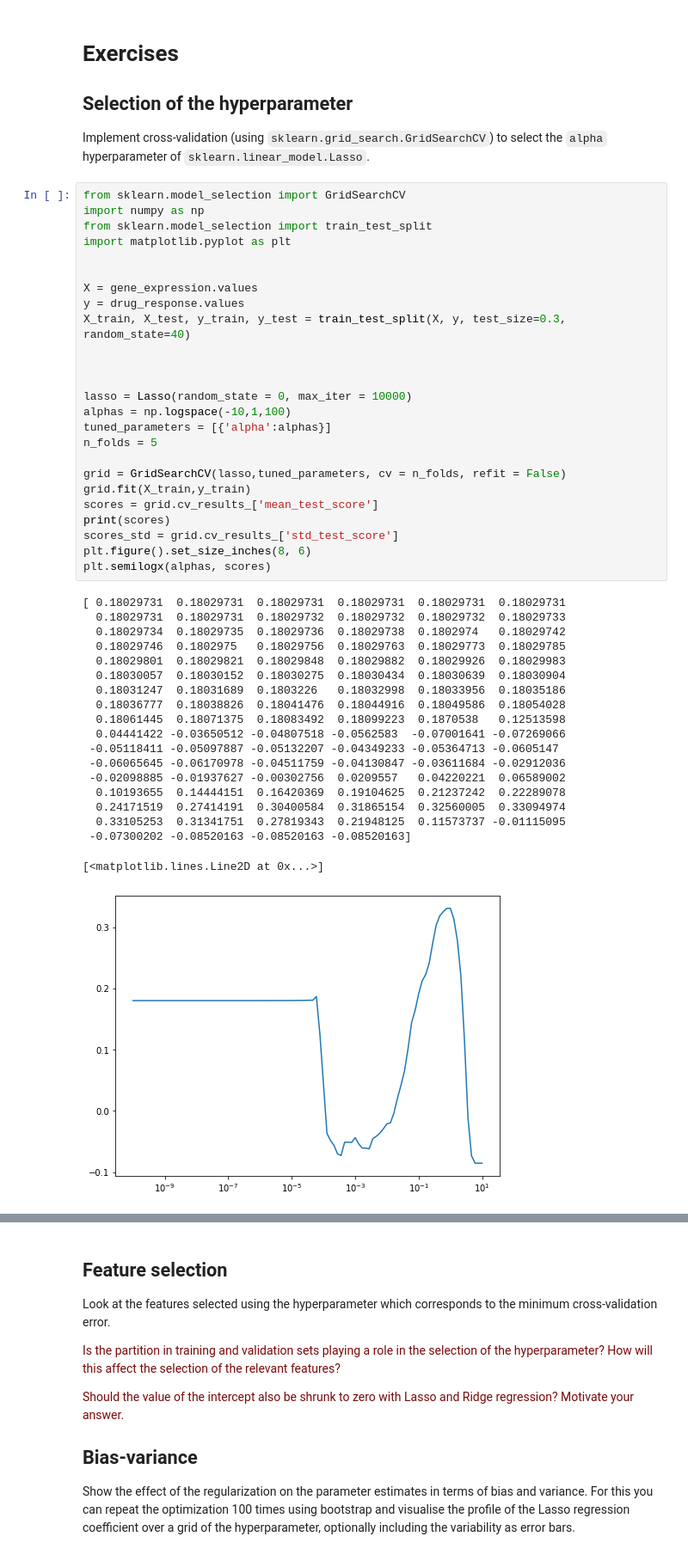
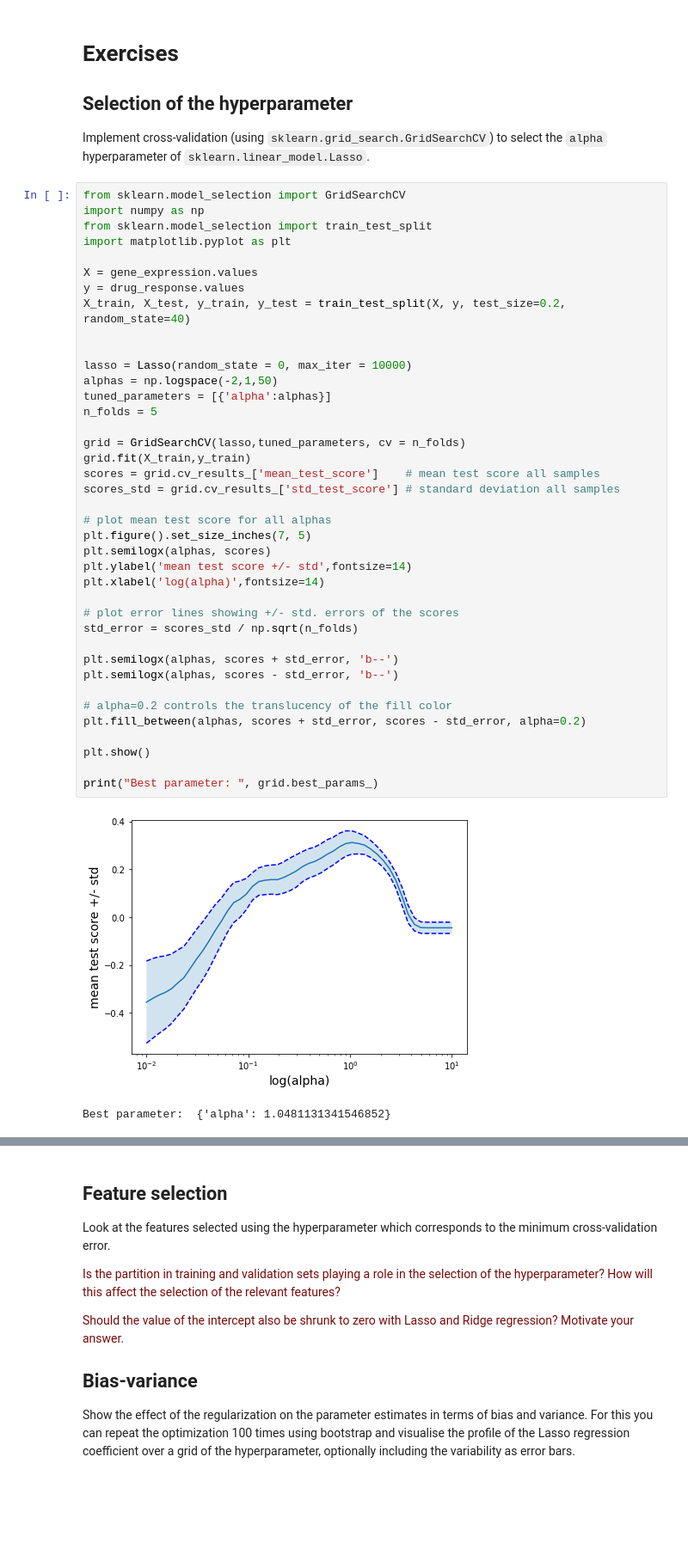
Before and after one commit to florisverheijen/8dm50-machine-learning, a Jupyter notebook: practicals/week_3.ipynb, the cells around one changed output, grey strips where cells are left out. Shown at 86% size. Drawn from its saved outputs; the diff is of its cells as text; blank space fills up the shorter version.

```diff
--- a/practicals/week_3.ipynb
+++ b/practicals/week_3.ipynb
@@ -363,45 +363,42 @@ Implement cross-validation (using `sklearn.grid_search.GridSearchCV`) to select
 # %%
 from sklearn.model_selection import GridSearchCV
 import numpy as np
 from sklearn.model_selection import train_test_split
 import matplotlib.pyplot as plt
 
-
 X = gene_expression.values
 y = drug_response.values
-X_train, X_test, y_train, y_test = train_test_split(X, y, test_size=0.3, random_state=40)
-
+X_train, X_test, y_train, y_test = train_test_split(X, y, test_size=0.2, random_state=40)
 
 
 lasso = Lasso(random_state = 0, max_iter = 10000)
-alphas = np.logspace(-10,1,100)
+alphas = np.logspace(-2,1,50)
 tuned_parameters = [{'alpha':alphas}]
 n_folds = 5
 
-grid = GridSearchCV(lasso,tuned_parameters, cv = n_folds, refit = False)
+grid = GridSearchCV(lasso,tuned_parameters, cv = n_folds)
 grid.fit(X_train,y_train)
-scores = grid.cv_results_['mean_test_score']
-print(scores)
-scores_std = grid.cv_results_['std_test_score']
-plt.figure().set_size_inches(8, 6)
+scores = grid.cv_results_['mean_test_score']    # mean test score all samples
+scores_std = grid.cv_results_['std_test_score'] # standard deviation all samples
+
+# plot mean test score for all alphas
+plt.figure().set_size_inches(7, 5)
 plt.semilogx(alphas, scores)
+plt.ylabel('mean test score +/- std',fontsize=14)
+plt.xlabel('log(alpha)',fontsize=14)
+
+# plot error lines showing +/- std. errors of the scores
+std_error = scores_std / np.sqrt(n_folds)
+
+plt.semilogx(alphas, scores + std_error, 'b--')
+plt.semilogx(alphas, scores - std_error, 'b--')
+
+# alpha=0.2 controls the translucency of the fill color
+plt.fill_between(alphas, scores + std_error, scores - std_error, alpha=0.2)
+
+plt.show()
+
+print("Best parameter: ", grid.best_params_)
 # %% [output]
+[figure, new version]
-[ 0.18029731  0.18029731  0.18029731  0.18029731  0.18029731  0.18029731
-  0.18029731  0.18029731  0.18029732  0.18029732  0.18029732  0.18029733
-  0.18029734  0.18029735  0.18029736  0.18029738  0.1802974   0.18029742
-  0.18029746  0.1802975   0.18029756  0.18029763  0.18029773  0.18029785
-  0.18029801  0.18029821  0.18029848  0.18029882  0.18029926  0.18029983
-  0.18030057  0.18030152  0.18030275  0.18030434  0.18030639  0.18030904
-  0.18031247  0.18031689  0.1803226   0.18032998  0.18033956  0.18035186
-  0.18036777  0.18038826  0.18041476  0.18044916  0.18049586  0.18054028
-  0.18061445  0.18071375  0.18083492  0.18099223  0.1870538   0.12513598
-  0.04441422 -0.03650512 -0.04807518 -0.0562583  -0.07001641 -0.07269066
- -0.05118411 -0.05097887 -0.05132207 -0.04349233 -0.05364713 -0.0605147
- -0.06065645 -0.06170978 -0.04511759 -0.04130847 -0.03611684 -0.02912036
- -0.02098885 -0.01937627 -0.00302756  0.0209557   0.04220221  0.06589002
-  0.10193655  0.14444151  0.16420369  0.19104625  0.21237242  0.22289078
-  0.24171519  0.27414191  0.30400584  0.31865154  0.32560005  0.33094974
-  0.33105253  0.31341751  0.27819343  0.21948125  0.11573737 -0.01115095
- -0.07300202 -0.08520163 -0.08520163 -0.08520163]
+Best parameter:  {'alpha': 1.0481131341546852}
-[<matplotlib.lines.Line2D at 0x...>]
-[figure, old version]
```
Also changed, not shown: parts of 5 cells of this notebook.
